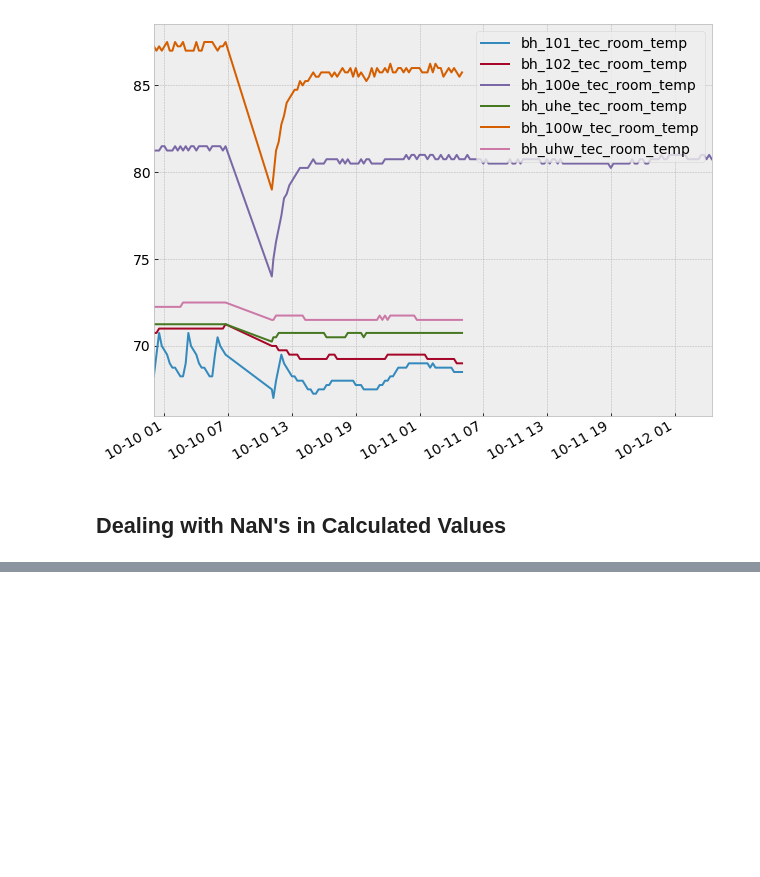
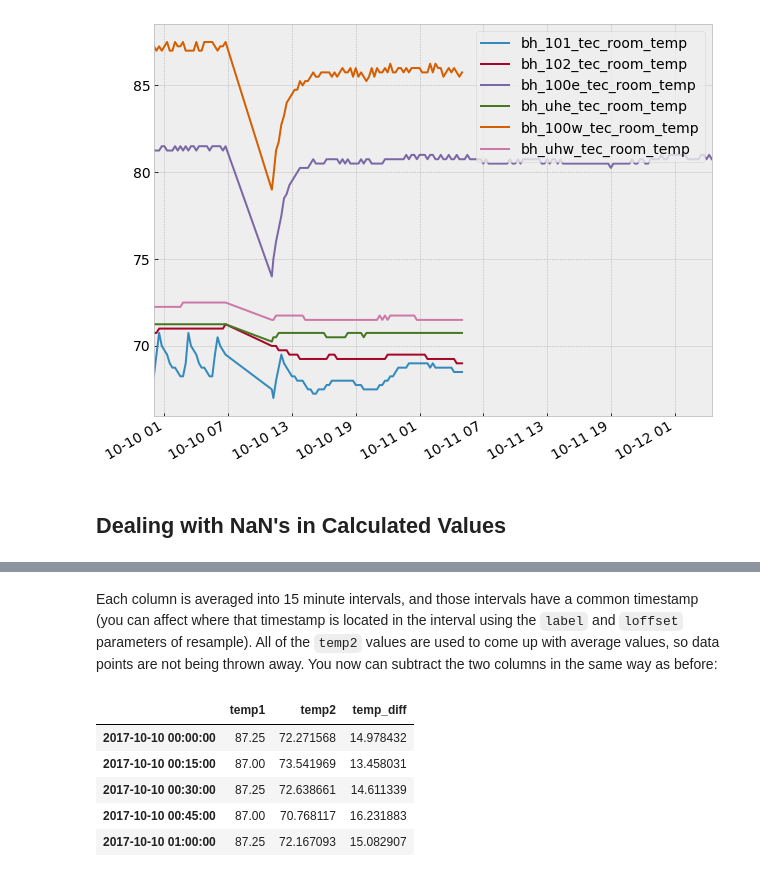
Before and after one commit to alanmitchell/fnsb-benchmark, a Jupyter notebook: ddc/ddc_data_tutorial.ipynb, the cells around one changed output, grey strips where cells are left out. Drawn from its saved outputs; the diff is of its cells as text; code cells hidden in the pictures; blank space fills up the shorter version.

```diff
--- a/ddc/ddc_data_tutorial.ipynb
+++ b/ddc/ddc_data_tutorial.ipynb
@@ -181,0 +263,4 @@ for pt in temp_pts:
+# %%
+df2 = df_final.copy()     # make a copy of the DataFrame to work with in this example
+df2 = df2.resample('15min').mean()
+df2.head()
@@ -181,0 +274,12 @@ for pt in temp_pts:
+# %% [markdown]
+Each column is averaged into 15 minute intervals, and those intervals have a common timestamp (you can affect where that timestamp is located in the interval using the `label` and `loffset` parameters of resample).  All of the `temp2` values are used to come up with average values, so data points are not being thrown away.  You now can subtract the two columns in the same way as before:
+# %%
+df2['temp_diff'] = df2.temp1 - df2.temp2
+df2.head()
+# %% [output]
+|  | temp1 | temp2 | temp_diff |
+| 2017-10-10 00:00:00 | 87.25 | 72.271568 | 14.978432 |
+| 2017-10-10 00:15:00 | 87.00 | 73.541969 | 13.458031 |
+| 2017-10-10 00:30:00 | 87.25 | 72.638661 | 14.611339 |
+| 2017-10-10 00:45:00 | 87.00 | 70.768117 | 16.231883 |
+| 2017-10-10 01:00:00 | 87.25 | 72.167093 | 15.082907 |
```
Also changed, not shown: parts of 11 cells of this notebook.
